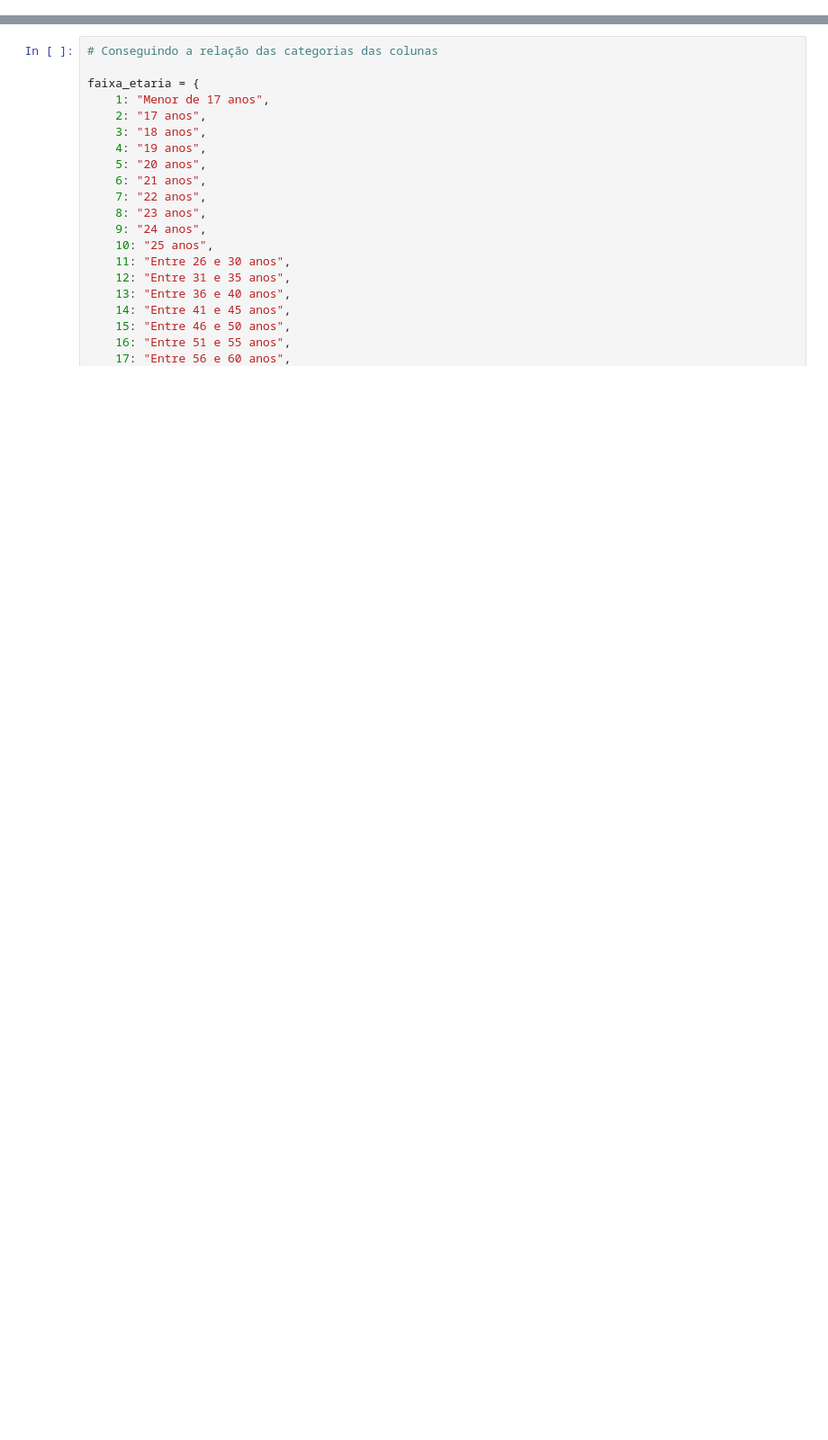
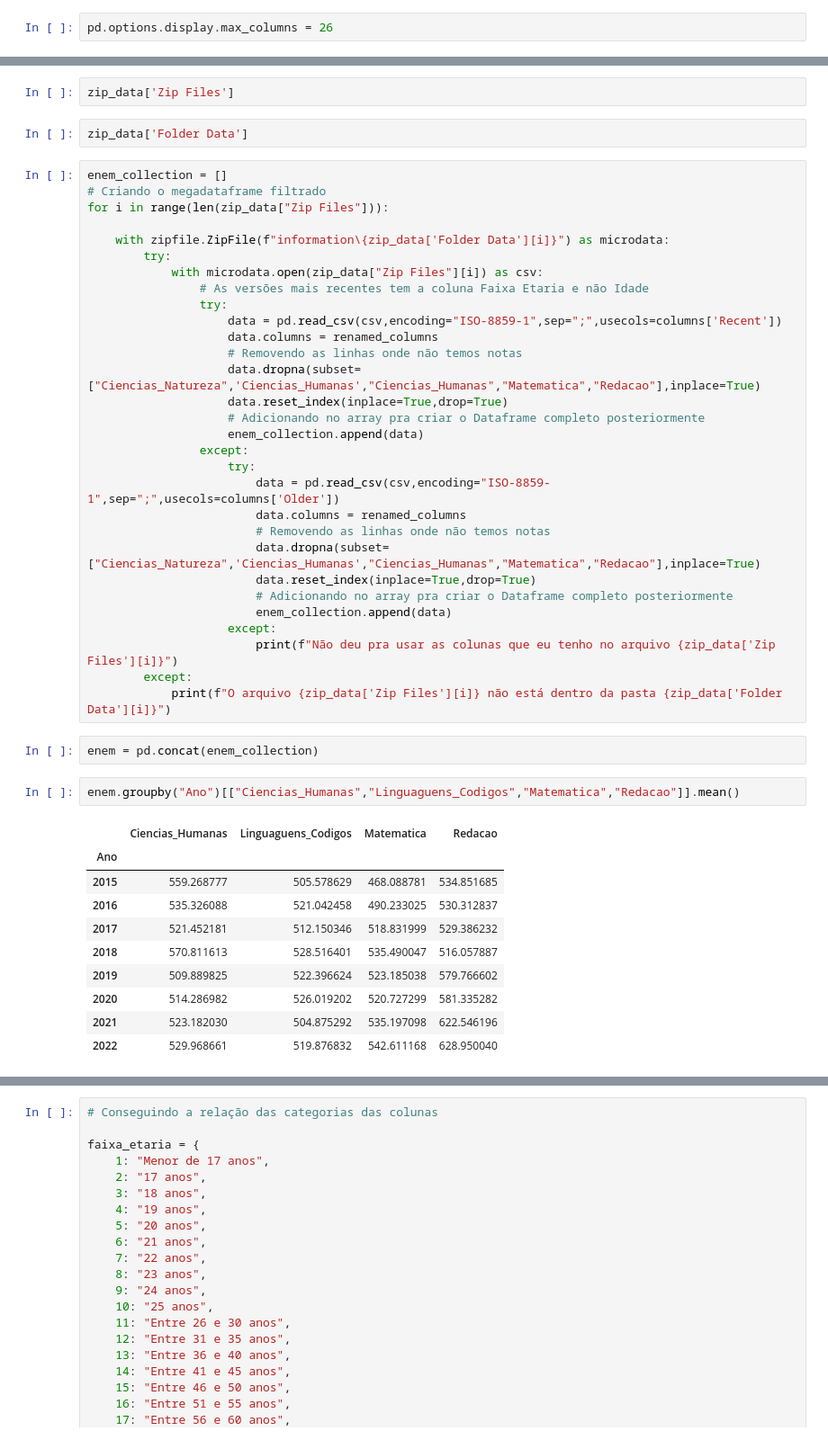
Before and after one commit to LiamFer/ENEM-Analysis, a Jupyter notebook: main_analysis.ipynb, the cells around one changed output, grey strips where cells are left out. Shown: that part at 90% size. Drawn from its saved outputs; the diff is of its cells as text; blank space fills up the shorter version.

```diff
--- a/main_analysis.ipynb
+++ b/main_analysis.ipynb
@@ -6 +8,3 @@ import os
+# %%
+pd.options.display.max_columns = 26
 # %%
@@ -36,0 +52,49 @@ with zipfile.ZipFile("information\microdados_enem_2021.zip") as microdata:
+# %%
+zip_data['Zip Files']
+# %%
+zip_data['Folder Data']
+# %%
+enem_collection = []
+# Criando o megadataframe filtrado
+for i in range(len(zip_data["Zip Files"])):
+
+    with zipfile.ZipFile(f"information\{zip_data['Folder Data'][i]}") as microdata:
+        try:
+            with microdata.open(zip_data["Zip Files"][i]) as csv:
+                # As versões mais recentes tem a coluna Faixa Etaria e não Idade
+                try:
+                    data = pd.read_csv(csv,encoding="ISO-8859-1",sep=";",usecols=columns['Recent'])
+                    data.columns = renamed_columns
+                    # Removendo as linhas onde não temos notas
+                    data.dropna(subset=["Ciencias_Natureza",'Ciencias_Humanas',"Ciencias_Humanas","Matematica","Redacao"],inplace=True)
+                    data.reset_index(inplace=True,drop=True)
+                    # Adicionando no array pra criar o Dataframe completo posteriormente
+                    enem_collection.append(data)
+                except:
+                    try:
+                        data = pd.read_csv(csv,encoding="ISO-8859-1",sep=";",usecols=columns['Older'])
+                        data.columns = renamed_columns
+                        # Removendo as linhas onde não temos notas
+                        data.dropna(subset=["Ciencias_Natureza",'Ciencias_Humanas',"Ciencias_Humanas","Matematica","Redacao"],inplace=True)
+                        data.reset_index(inplace=True,drop=True)
+                        # Adicionando no array pra criar o Dataframe completo posteriormente
+                        enem_collection.append(data)
+                    except:
+                        print(f"Não deu pra usar as colunas que eu tenho no arquivo {zip_data['Zip Files'][i]}")
+        except:
+            print(f"O arquivo {zip_data['Zip Files'][i]} não está dentro da pasta {zip_data['Folder Data'][i]}")
+# %%
+enem = pd.concat(enem_collection)
+# %%
+enem.groupby("Ano")[["Ciencias_Humanas","Linguaguens_Codigos","Matematica","Redacao"]].mean()
+# %% [output]
+|  | Ciencias_Humanas | Linguaguens_Codigos | Matematica | Redacao |
+| Ano |  |  |  |  |
+| 2015 | 559.268777 | 505.578629 | 468.088781 | 534.851685 |
+| 2016 | 535.326088 | 521.042458 | 490.233025 | 530.312837 |
+| 2017 | 521.452181 | 512.150346 | 518.831999 | 529.386232 |
+| 2018 | 570.811613 | 528.516401 | 535.490047 | 516.057887 |
+| 2019 | 509.889825 | 522.396624 | 523.185038 | 579.766602 |
+| 2020 | 514.286982 | 526.019202 | 520.727299 | 581.335282 |
+| 2021 | 523.182030 | 504.875292 | 535.197098 | 622.546196 |
+| 2022 | 529.968661 | 519.876832 | 542.611168 | 628.950040 |
```
Also changed, not shown: parts of 8 cells of this notebook, 2 other files.
